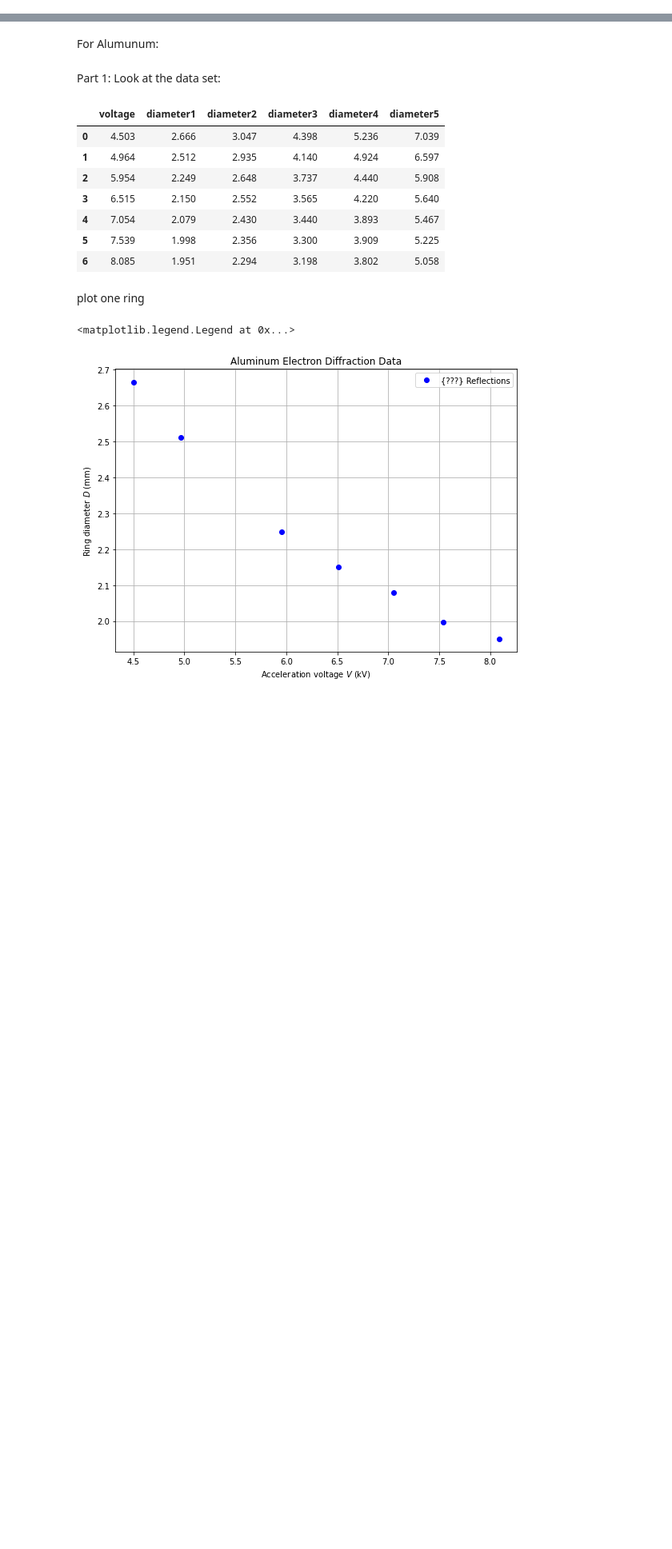
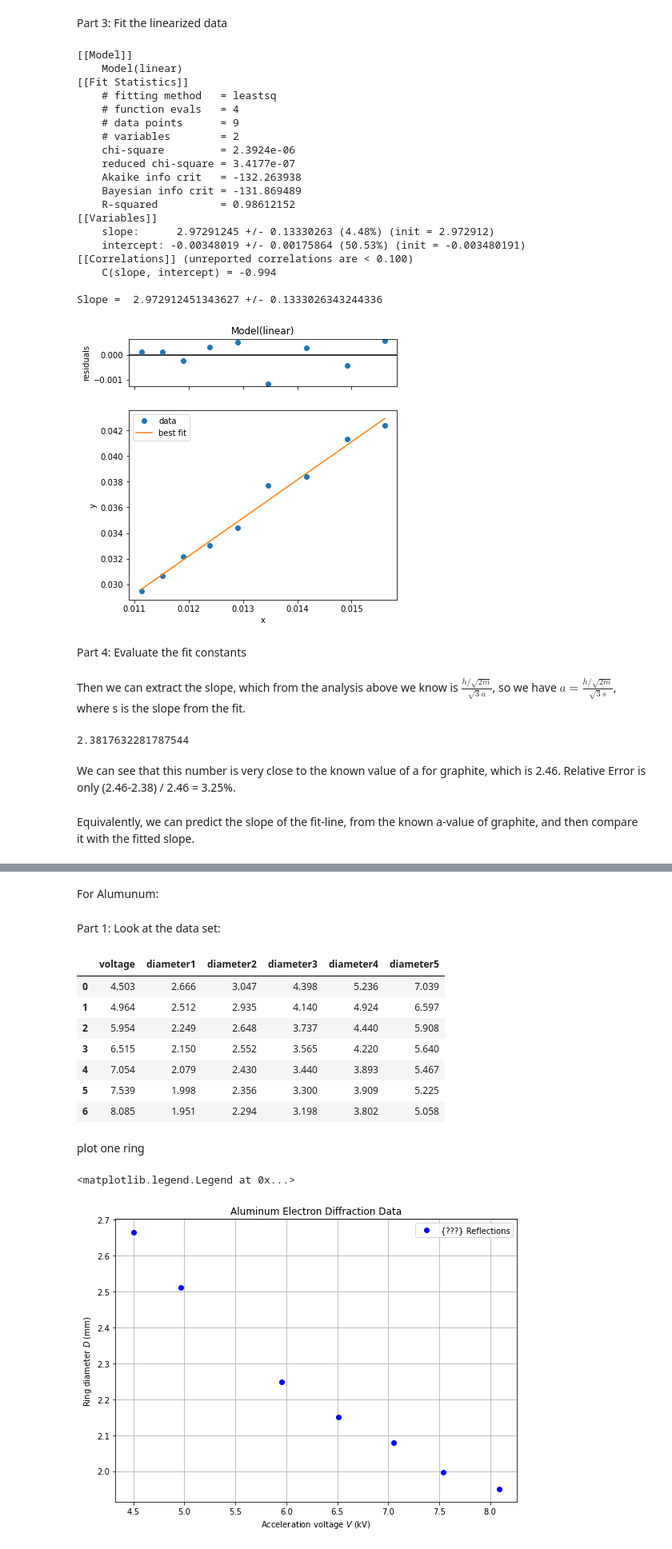
Before and after one commit to ahserhan/CMX, a Jupyter notebook: electron-diffraction.ipynb, the cells around one changed output, grey strips where cells are left out. Shown at 80% size. Saved outputs shown, nothing was run; the diff lists cells and outputs as text; code cells hidden in the pictures; blank space fills up the shorter version.

```diff
--- a/electron-diffraction.ipynb
+++ b/electron-diffraction.ipynb
@@ -40,0 +60,46 @@ plt.legend()
+# %% [markdown]
+Part 3: Fit the linearized data
+# %%
+line = LinearModel()
+param_guess = line.guess(sine, x = svoltage)
+line_fit = line.fit(sine, param_guess, x = svoltage)
+print(line_fit.fit_report())
+print('\nSlope = ',line_fit.params['slope'].value,'+/-',line_fit.params['slope'].stderr)
+line_fit.plot();
+# %% [output]
+[[Model]]
+    Model(linear)
+[[Fit Statistics]]
+    # fitting method   = leastsq
+    # function evals   = 4
+    # data points      = 9
+    # variables        = 2
+    chi-square         = 2.3924e-06
+    reduced chi-square = 3.4177e-07
+    Akaike info crit   = -132.263938
+    Bayesian info crit = -131.869489
+    R-squared          = 0.98612152
+[[Variables]]
+    slope:      2.97291245 +/- 0.13330263 (4.48%) (init = 2.972912)
+    intercept: -0.00348019 +/- 0.00175864 (50.53%) (init = -0.003480191)
+[[Correlations]] (unreported correlations are < 0.100)
+    C(slope, intercept) = -0.994
+
+Slope =  2.972912451343627 +/- 0.1333026343244336
+[figure, added]
+# %% [markdown]
+Part 4: Evaluate the fit constants
+# %% [markdown]
+Then we can extract the slope, which from the analysis above we know is $\frac{h/\sqrt{2m}}{\sqrt{3}a}$, so we have $a=\frac{h/\sqrt{2m}}{\sqrt{3}s}$, where s is the slope from the fit.
+# %%
+s = line_fit.params['slope'].value
+m = const.value(u'electron mass energy equivalent in MeV')*1.0e6 # eV
+h = const.value(u'Planck constant in eV s')*const.speed_of_light*1.0e10 # eV-A
+a = h/np.sqrt(2*m)/(np.sqrt(3)*s)# unit is in angstrom
+print(a)
+# %% [output]
+2.3817632281787544
+# %% [markdown]
+We can see that this number is very close to the known value of a for graphite, which is 2.46. Relative Error is only (2.46-2.38) / 2.46 = 3.25%.
+# %% [markdown]
+Equivalently, we can predict the slope of the fit-line, from the known a-value of graphite, and then compare it with the fitted slope.
```
Also changed, not shown: parts of 11 cells of this notebook.
